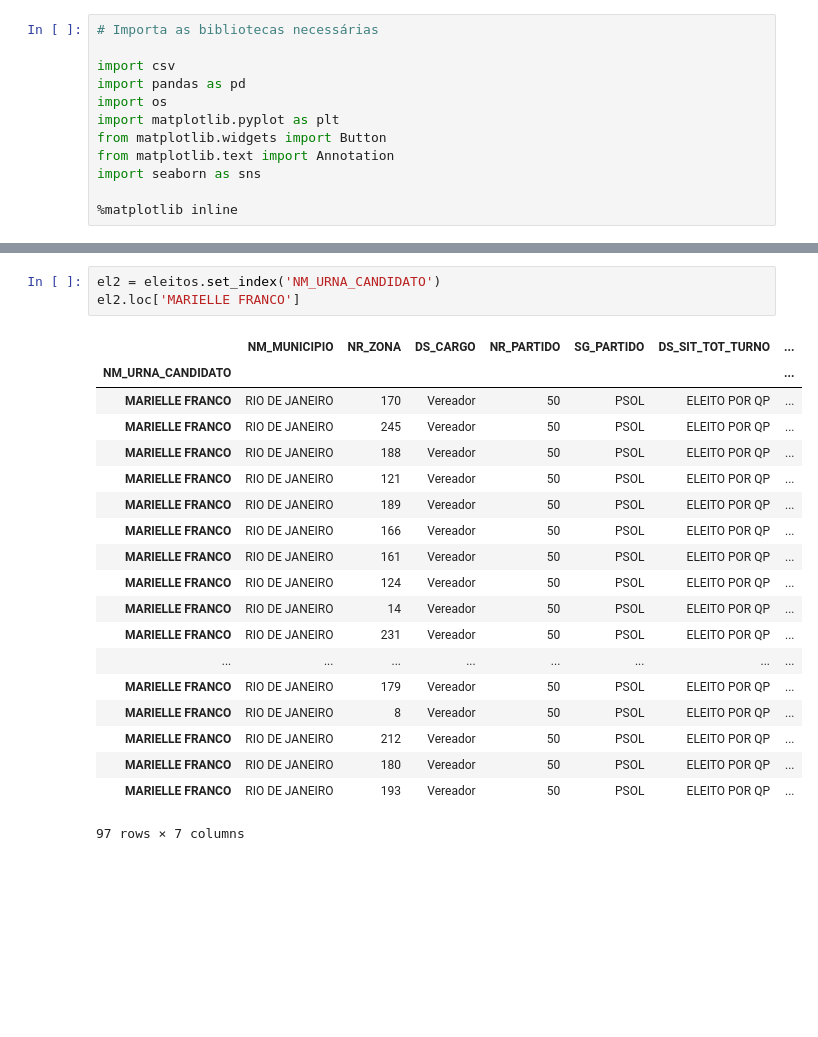
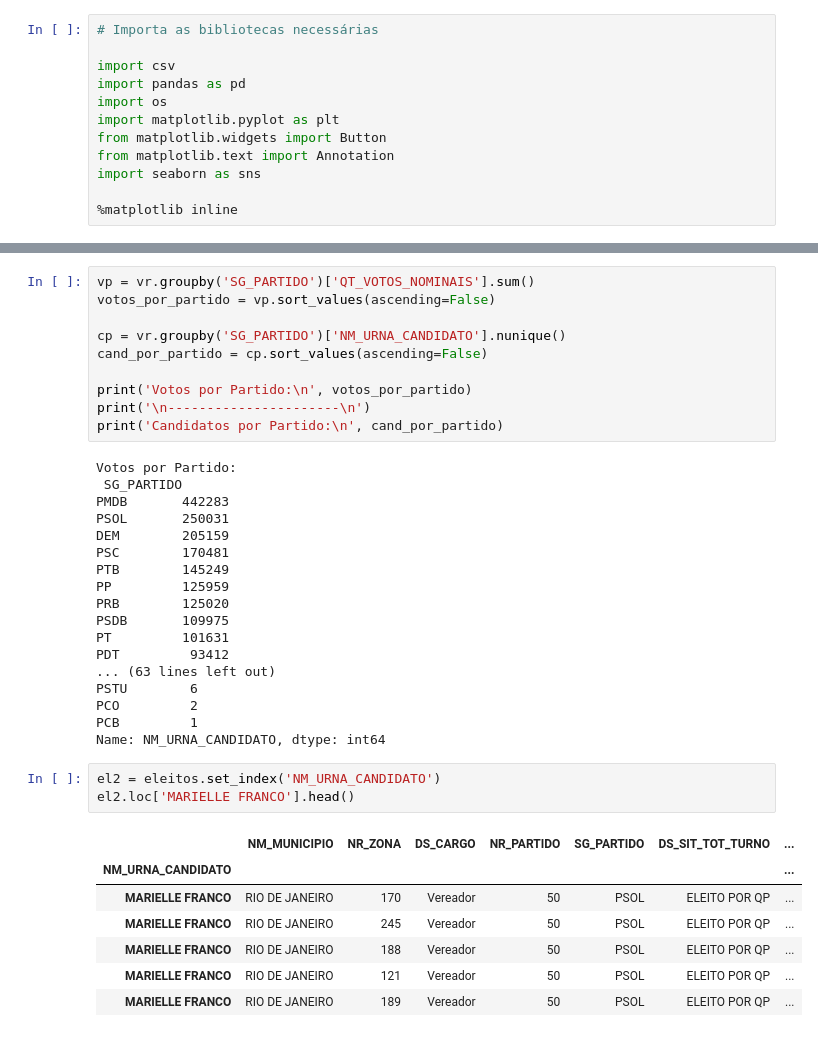
Before and after one commit to vinacius/vereadores_porZona_RJ, a Jupyter notebook: Vereadores RJ 2016 - Votos por Zona.ipynb, the cells around one changed output, grey strips where cells are left out. Drawn from its saved outputs; the diff is of its cells as text; blank space fills up the shorter version.

```diff
--- a/Vereadores RJ 2016 - Votos por Zona.ipynb
+++ b/Vereadores RJ 2016 - Votos por Zona.ipynb
@@ -37,24 +137,40 @@ eleitos.head(1)
+# %%
+vp = vr.groupby('SG_PARTIDO')['QT_VOTOS_NOMINAIS'].sum()
+votos_por_partido = vp.sort_values(ascending=False)
+
+cp = vr.groupby('SG_PARTIDO')['NM_URNA_CANDIDATO'].nunique()
+cand_por_partido = cp.sort_values(ascending=False)
+
+print('Votos por Partido:\n', votos_por_partido)
+print('\n----------------------\n')
+print('Candidatos por Partido:\n', cand_por_partido)
+# %% [output]
+Votos por Partido:
+ SG_PARTIDO
+PMDB       442283
+PSOL       250031
+DEM        205159
+PSC        170481
+PTB        145249
+PP         125959
+PRB        125020
+PSDB       109975
+PT         101631
+PDT         93412
+... (63 lines left out)
+PSTU        6
+PCO         2
+PCB         1
+Name: NM_URNA_CANDIDATO, dtype: int64
 # %%
 el2 = eleitos.set_index('NM_URNA_CANDIDATO')
-el2.loc['MARIELLE FRANCO']
+el2.loc['MARIELLE FRANCO'].head()
 # %% [output]
 |  | NM_MUNICIPIO | NR_ZONA | DS_CARGO | NR_PARTIDO | SG_PARTIDO | DS_SIT_TOT_TURNO | ... |
 | NM_URNA_CANDIDATO |  |  |  |  |  |  | ... |
 | MARIELLE FRANCO | RIO DE JANEIRO | 170 | Vereador | 50 | PSOL | ELEITO POR QP | ... |
 | MARIELLE FRANCO | RIO DE JANEIRO | 245 | Vereador | 50 | PSOL | ELEITO POR QP | ... |
 | MARIELLE FRANCO | RIO DE JANEIRO | 188 | Vereador | 50 | PSOL | ELEITO POR QP | ... |
 | MARIELLE FRANCO | RIO DE JANEIRO | 121 | Vereador | 50 | PSOL | ELEITO POR QP | ... |
 | MARIELLE FRANCO | RIO DE JANEIRO | 189 | Vereador | 50 | PSOL | ELEITO POR QP | ... |
-| MARIELLE FRANCO | RIO DE JANEIRO | 166 | Vereador | 50 | PSOL | ELEITO POR QP | ... |
-| MARIELLE FRANCO | RIO DE JANEIRO | 161 | Vereador | 50 | PSOL | ELEITO POR QP | ... |
-| MARIELLE FRANCO | RIO DE JANEIRO | 124 | Vereador | 50 | PSOL | ELEITO POR QP | ... |
-| MARIELLE FRANCO | RIO DE JANEIRO | 14 | Vereador | 50 | PSOL | ELEITO POR QP | ... |
-| MARIELLE FRANCO | RIO DE JANEIRO | 231 | Vereador | 50 | PSOL | ELEITO POR QP | ... |
-| ... | ... | ... | ... | ... | ... | ... | ... |
-| MARIELLE FRANCO | RIO DE JANEIRO | 179 | Vereador | 50 | PSOL | ELEITO POR QP | ... |
-| MARIELLE FRANCO | RIO DE JANEIRO | 8 | Vereador | 50 | PSOL | ELEITO POR QP | ... |
-| MARIELLE FRANCO | RIO DE JANEIRO | 212 | Vereador | 50 | PSOL | ELEITO POR QP | ... |
-| MARIELLE FRANCO | RIO DE JANEIRO | 180 | Vereador | 50 | PSOL | ELEITO POR QP | ... |
-| MARIELLE FRANCO | RIO DE JANEIRO | 193 | Vereador | 50 | PSOL | ELEITO POR QP | ... |
-97 rows × 7 columns
 # %%
```
Also changed, not shown: parts of 11 cells of this notebook.
